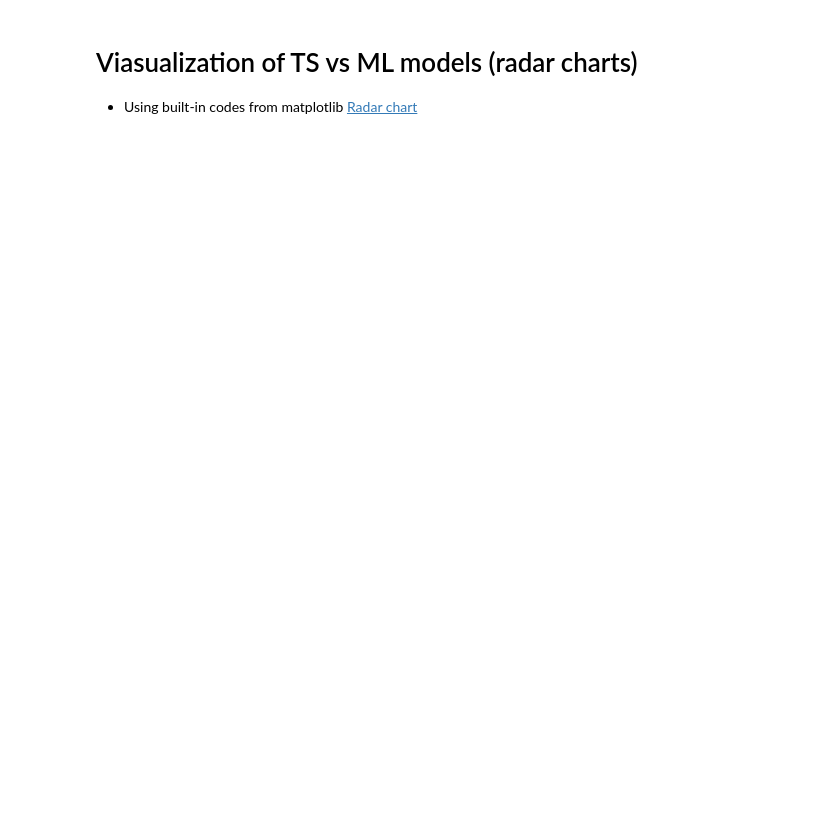
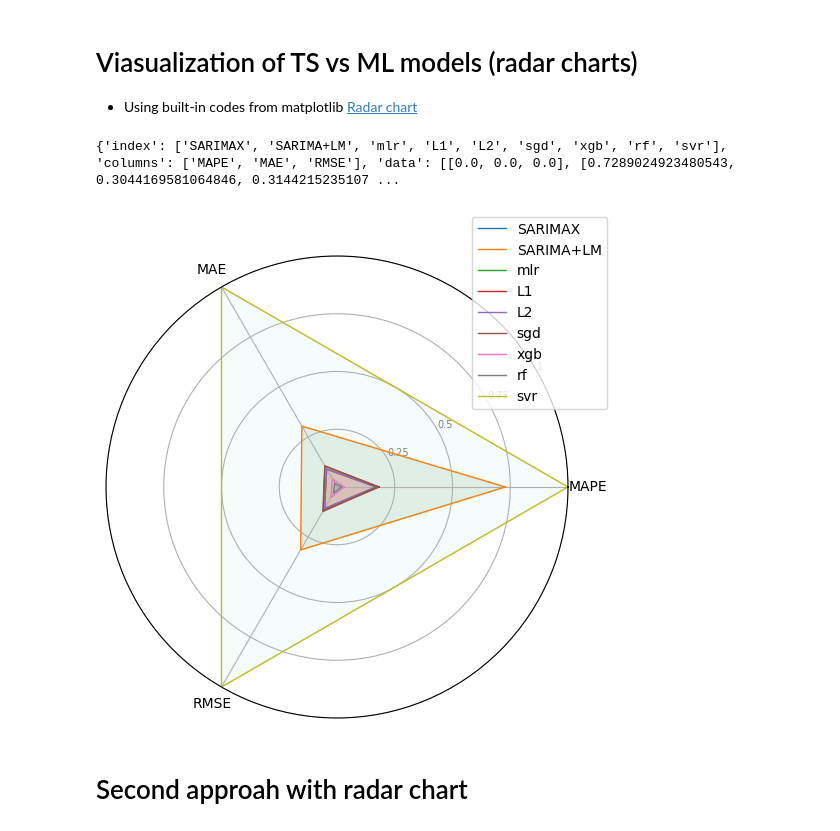
Before and after one commit to robredomikel/arimax_ts, a Jupyter notebook: codes/visualization.ipynb, the cells around one changed output. Cells and saved outputs as stored; diff of their text form; code cells hidden in the pictures; blank space fills up the shorter version.

```diff
--- a/codes/visualization.ipynb
+++ b/codes/visualization.ipynb
@@ -339,5 +275,19 @@ def radar_factory(num_vars, frame='circle'):
 # %%
-def scaled_data(df):
+def scaled_data(models, metrics):
     """
-    Scales the considered columns
+    Scales the considered columns from the existing data
     """
+
+
+    scaler = MinMaxScaler()
+    # Make just one test with MAPE and biweekly data, and then check if it's useful or even understandable.
+    biweekly_results_path = os.path.join(DATA_PATH, 'final_results', 'biweekly_data_results.csv')
+    biweekly_results_df = pd.read_csv(biweekly_results_path).set_index('Approach')
+    biweekly_metrics_df = biweekly_results_df.loc[models, metrics]
+    scaled_metrics_df = scaler.fit_transform(biweekly_metrics_df.to_numpy())
+    scaled_metrics_df = (pd.DataFrame(scaled_metrics_df, columns=metrics, index=models)
+                         .rename(index={'sarimax_results': "SARIMAX", 'sarima_lm_results': 'SARIMA+LM'}))
+
+    scaled_metrics_dict = scaled_metrics_df.to_dict(orient='split')
+
+    return scaled_metrics_dict
@@ -375,0 +294,40 @@ plt.show()
+# %%
+data = scaled_data(models=models_list, metrics=metrics_list)
+# %% [output]
+{'index': ['SARIMAX', 'SARIMA+LM', 'mlr', 'L1', 'L2', 'sgd', 'xgb', 'rf', 'svr'], 'columns': ['MAPE', 'MAE', 'RMSE'], 'data': [[0.0, 0.0, 0.0], [0.7289024923480543, 0.3044169581064846, 0.3144215235107 ...
+# %%
+metrics_list = ['MAPE', 'MAE', 'RMSE']
+models_list = ['sarimax_results', 'sarima_lm_results', 'mlr', 'L1', 'L2', 'sgd', 'xgb', 'rf', 'svr']
+colors = ['blue', 'green', 'red', 'orange', 'purple', 'pink', 'cyan', 'magenta', 'lightblue']
+data = scaled_data(models=models_list, metrics=metrics_list)
+
+# Angles of the three metrics within the radar
+angles = np.linspace(0, 2 * np.pi, len(metrics_list), endpoint=False).tolist()
+
+# Complete the loop for each of the triangles that the models will form
+for i in range(len(models_list)):
+    data['data'][i] += data['data'][i][:1]
+
+angles += angles[:1]
+
+fig, ax = plt.subplots(figsize=(6,6), subplot_kw=dict(polar=True))
+
+# Axes and metric names
+plt.xticks(angles[:-1], metrics_list)
+
+# Draw the labels
+ax.set_rlabel_position(30)
+plt.yticks([0.25, 0.50, 0.75, 1], ['0.25', '0.5', '0.75', '1'], color='grey', size=7)
+plt.ylim(0,1)
+
+# PLot each model's triangle
+for i in range(len(models_list)):
+    ax.plot(angles, data['data'][i], linewidth=1, linestyle='solid', label=data['index'][i])
+    ax.fill(angles, data['data'][i], color=colors[i], alpha=0.1)
+
+plt.legend(loc='upper right', bbox_to_anchor=(1.1, 1.1))
+plt.show()
+# %% [output]
+[figure, added]
+# %% [markdown]
+# Second approah with radar chart
```
Also changed, not shown: parts of 14 cells of this notebook.
